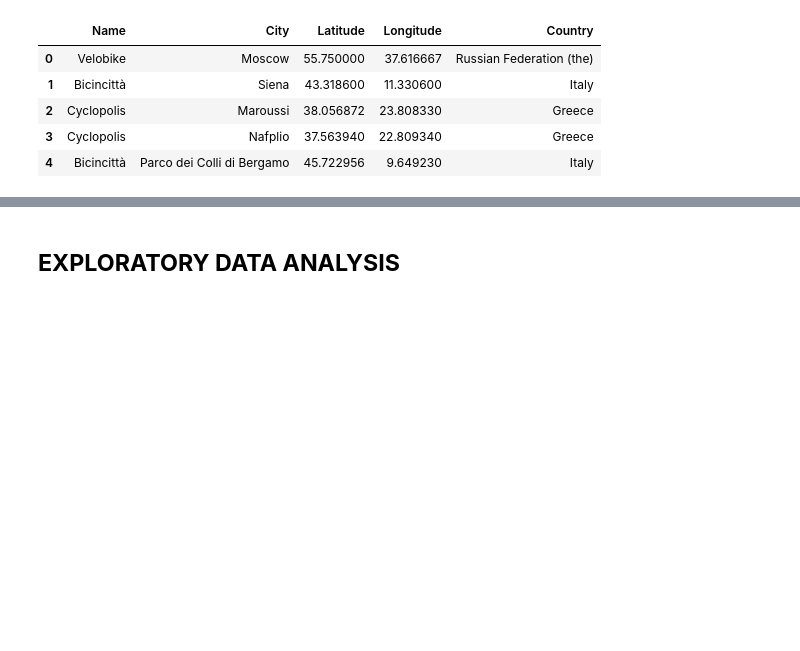
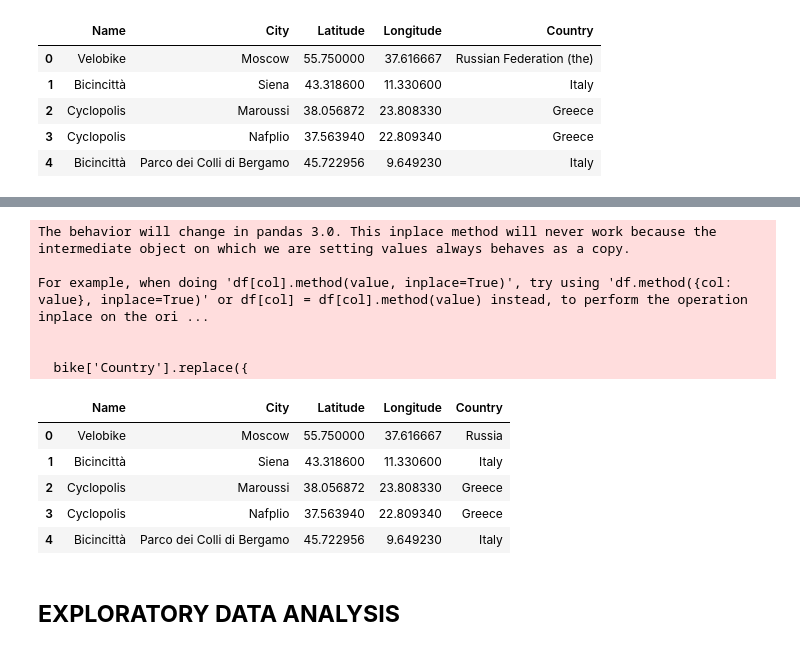
Before and after one commit to AduragbemiOyinlola/CityBike-API, a Jupyter notebook: citybike.ipynb, the cells around one changed output, grey strips where cells are left out. Drawn from its saved outputs; the diff is of its cells as text; code cells hidden in the pictures; blank space fills up the shorter version.

Commit message:
Replaced abbreviation with fullname

```diff
--- a/citybike.ipynb
+++ b/citybike.ipynb
@@ -152,3 +172,27 @@ bike.head()
+# %%
+bike['Country'].replace({
+    'Russian Federation (the)': 'Russia',
+    'United Kingdom of Great Britain and Northern Ireland (the)': 'United Kingdom',
+    'United States of America (the)': 'United States',
+    'Netherlands (the)': 'Netherlands',
+    'Korea (the Republic of)': 'Korea',
+    'United Arab Emirates (the)': 'United Arab Emirates',
+    'Taiwan (Province of China)': 'Taiwan'
+}, inplace=True)
+bike.head()
+# %% [output]
+The behavior will change in pandas 3.0. This inplace method will never work because the intermediate object on which we are setting values always behaves as a copy.
+
+For example, when doing 'df[col].method(value, inplace=True)', try using 'df.method({col: value}, inplace=True)' or df[col] = df[col].method(value) instead, to perform the operation inplace on the ori ...
+
+
+  bike['Country'].replace({
+|  | Name | City | Latitude | Longitude | Country |
+| 0 | Velobike | Moscow | 55.750000 | 37.616667 | Russia |
+| 1 | Bicincittà | Siena | 43.318600 | 11.330600 | Italy |
+| 2 | Cyclopolis | Maroussi | 38.056872 | 23.808330 | Greece |
+| 3 | Cyclopolis | Nafplio | 37.563940 | 22.809340 | Greece |
+| 4 | Bicincittà | Parco dei Colli di Bergamo | 45.722956 | 9.649230 | Italy |
 # %% [markdown]
 ## **EXPLORATORY DATA ANALYSIS**
 # %%
```
Also changed, not shown: parts of 3 cells of this notebook.
